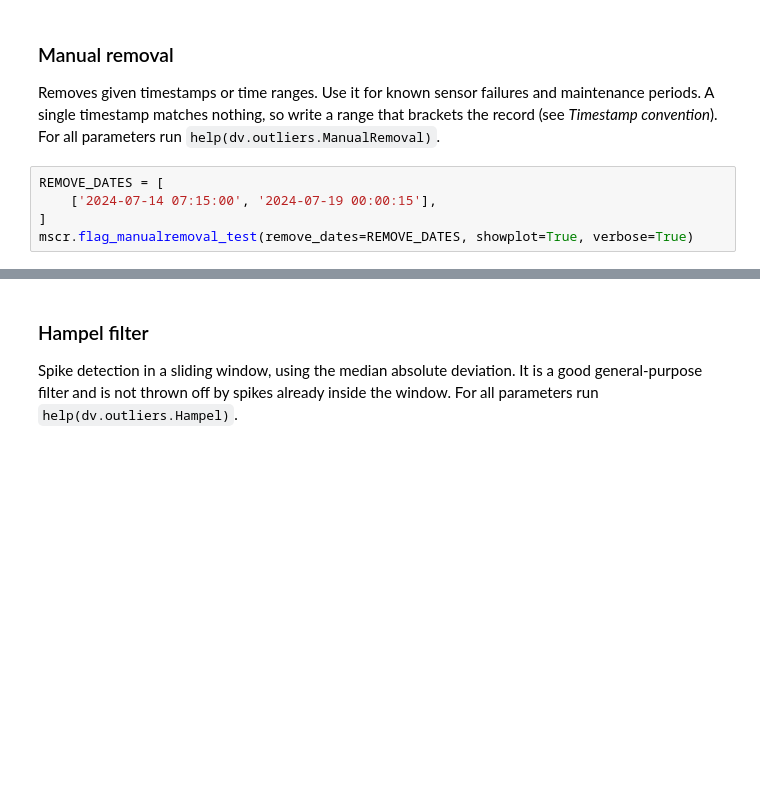
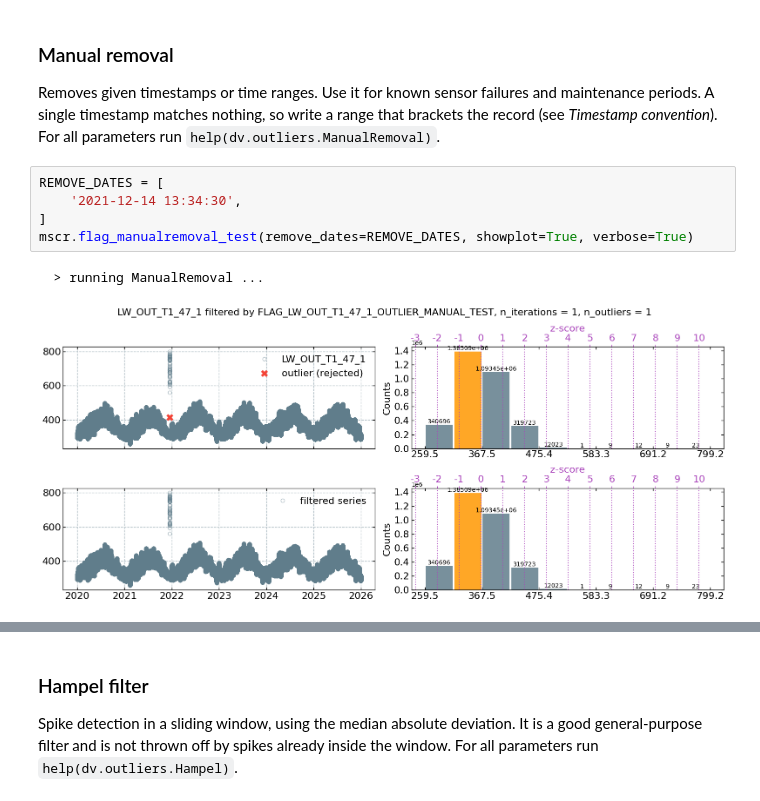
Before and after one commit to holukas/dataset_ch-lae_flux_product, a Jupyter notebook: workflow/10_METEO/20_SCREENING/LW_OUT/LW_OUT_T1_47_1_2020-2025.ipynb, the cells around one changed output, grey strips where cells are left out. Drawn from its saved outputs; the diff is of its cells as text; blank space fills up the shorter version.

```diff
--- a/workflow/10_METEO/20_SCREENING/LW_OUT/LW_OUT_T1_47_1_2020-2025.ipynb
+++ b/workflow/10_METEO/20_SCREENING/LW_OUT/LW_OUT_T1_47_1_2020-2025.ipynb
@@ -190,8 +239,11 @@ mscr.showplot_outlier_detection_cleaned()
 Removes given timestamps or time ranges. Use it for known sensor failures and maintenance periods. A single timestamp matches nothing, so write a range that brackets the record (see *Timestamp convention*). For all parameters run `help(dv.outliers.ManualRemoval)`.
 # %%
 REMOVE_DATES = [
-    ['2024-07-14 07:15:00', '2024-07-19 00:00:15'],
+    '2021-12-14 13:34:30',
 ]
 mscr.flag_manualremoval_test(remove_dates=REMOVE_DATES, showplot=True, verbose=True)
+# %% [output]
+  > running ManualRemoval ...
+[figure, added]
 # %%
 mscr.addflag()
```
Also changed, not shown: parts of 26 cells of this notebook.
